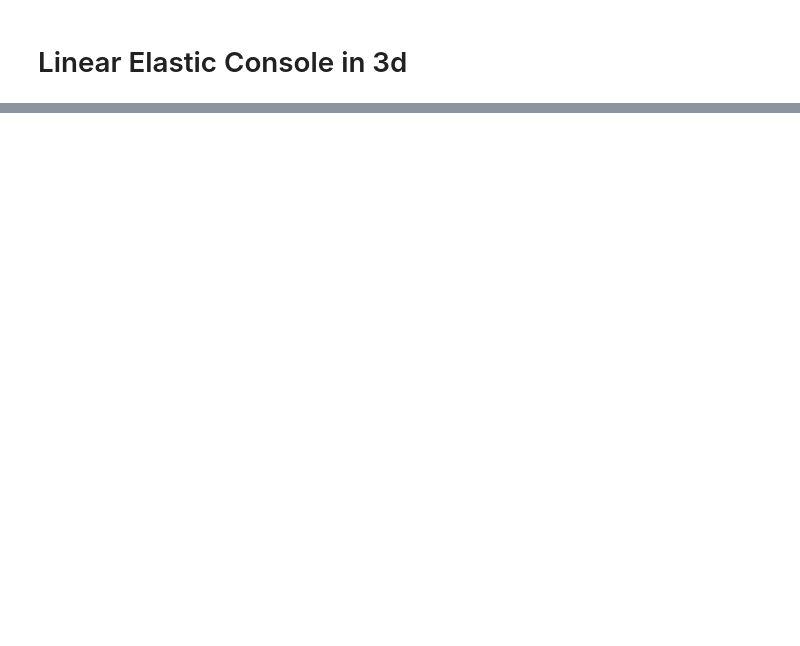
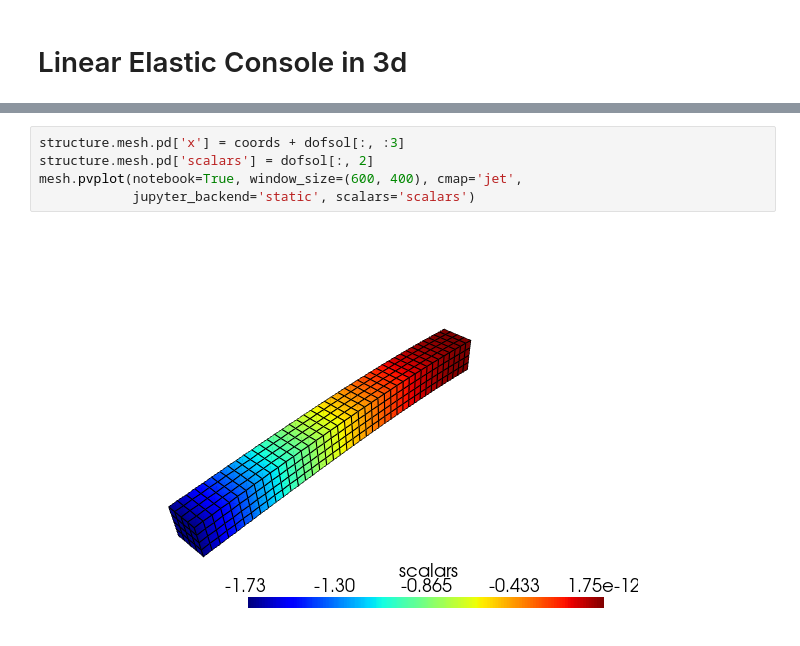
Before and after one commit to dewloosh/SigmaEpsilon, a Jupyter notebook: notebooks/console-3d.ipynb, the cells around one changed output, grey strips where cells are left out. Drawn from its saved outputs; the diff is of its cells as text; blank space fills up the shorter version.

```diff
--- a/notebooks/console-3d.ipynb
+++ b/notebooks/console-3d.ipynb
@@ -64,0 +78,7 @@ dofsol = structure.nodal_dof_solution()
+# %%
+structure.mesh.pd['x'] = coords + dofsol[:, :3]
+structure.mesh.pd['scalars'] = dofsol[:, 2]
+mesh.pvplot(notebook=True, window_size=(600, 400), cmap='jet',
+            jupyter_backend='static', scalars='scalars')
+# %% [output]
+[figure, added]
```
Also changed, not shown: parts of 10 cells of this notebook, 13 other files.
